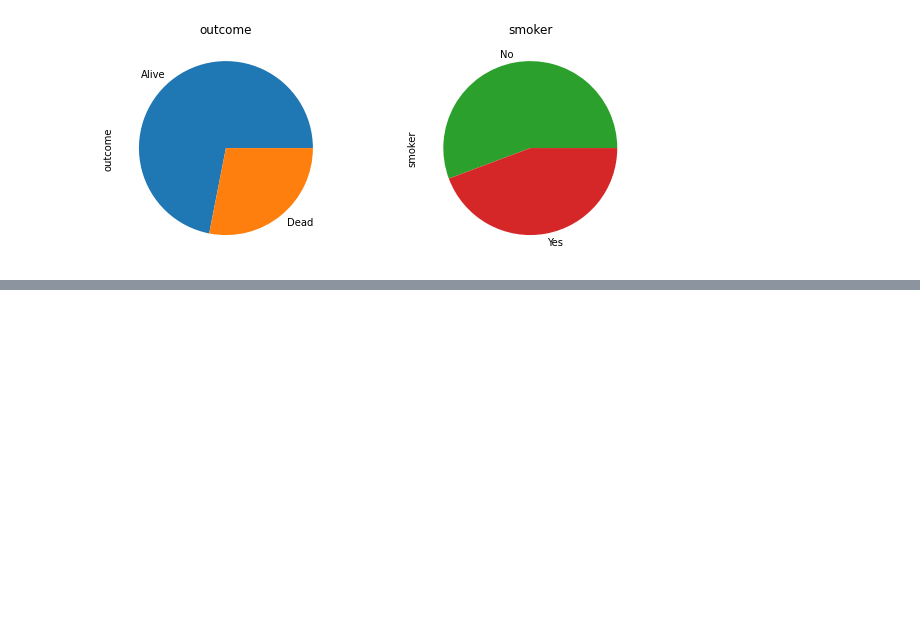
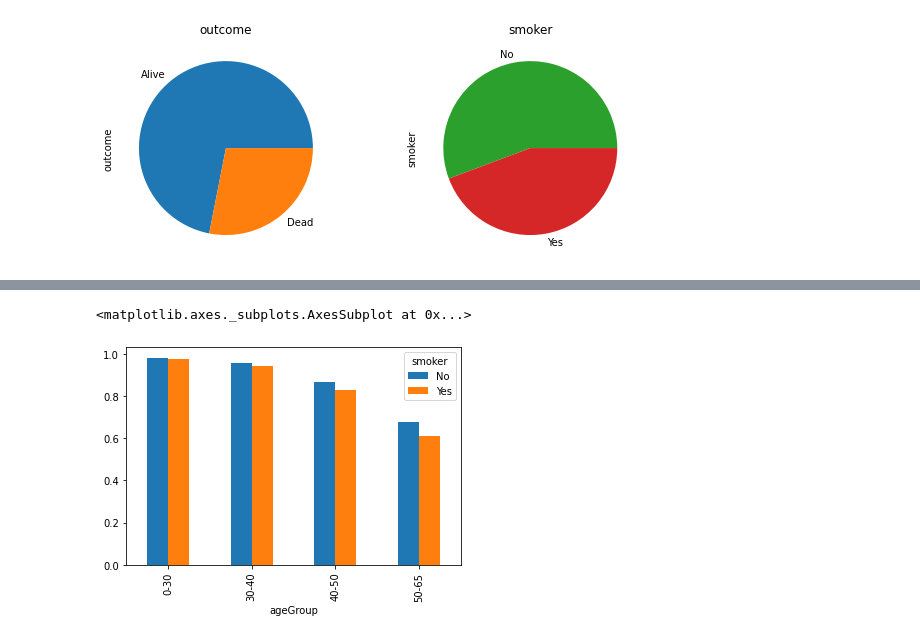
Before and after one commit to AFLLAMA/data_analysis_practice, a Jupyter notebook: plotting01.ipynb, the cells around one changed output, grey strips where cells are left out. Cells and saved outputs as stored; diff of their text form; code cells hidden in the pictures; blank space fills up the shorter version.

```diff
--- a/plotting01.ipynb
+++ b/plotting01.ipynb
@@ -129,0 +156,3 @@ Text(0.5, 1.0, 'smoker')
+# %%
+byage2 = byage.unstack().drop('Dead',axis=1).unstack()
+byage2
@@ -129,0 +167,4 @@ Text(0.5, 1.0, 'smoker')
+# %%
+byage2.columns = ['No','Yes']
+byage2.columns.name = 'smoker'
+byage2
@@ -129,0 +178,5 @@ Text(0.5, 1.0, 'smoker')
+# %%
+byage2.plot(kind = 'bar')
+# %% [output]
+<matplotlib.axes._subplots.AxesSubplot at 0x...>
+[figure, added]
```
Also changed, not shown: parts of 8 cells of this notebook.
